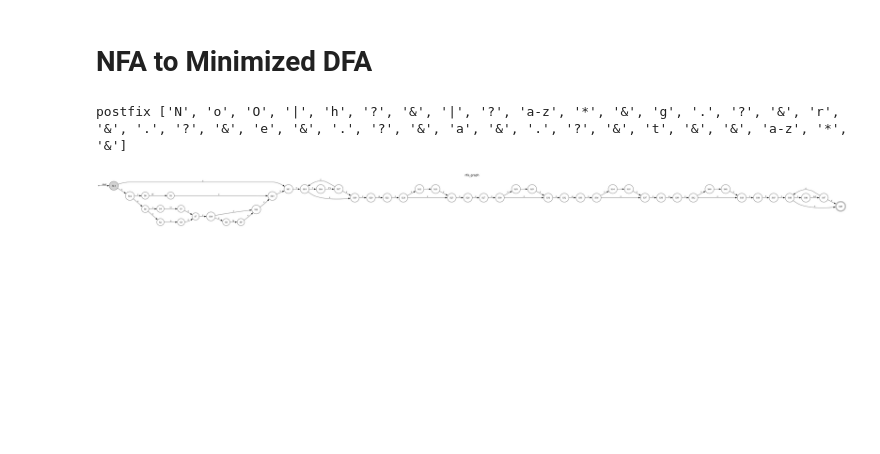
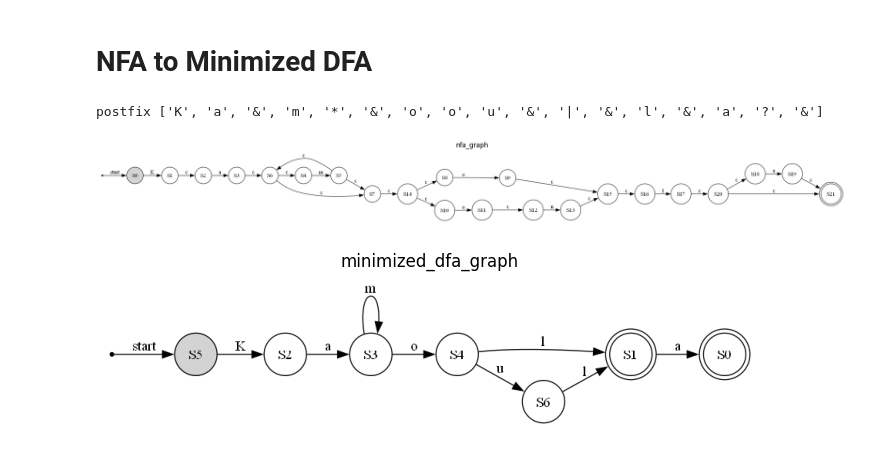
Before and after one commit to Sara-Gamal12/regex-to-NFA-DFA, a Jupyter notebook: src/nfa_dfa.ipynb, the cells around one changed output. Drawn from its saved outputs; the diff is of its cells as text; code cells hidden in the pictures; blank space fills up the shorter version.

```diff
--- a/src/nfa_dfa.ipynb
+++ b/src/nfa_dfa.ipynb
@@ -400,7 +407,6 @@ class Minimized_DFA:
     def __init__(self, nfa_json):
         nfa_json=self.adjust_json(nfa_json)
         dfa=self.nfa_to_dfa(nfa_json)
-        draw(dfa,"dfa_graph")
         minimized_dfa=self.minimize_dfa(dfa)
         minmized_clean_dfa=self.clean_dfa(minimized_dfa)
         with open("minimized_dfa.json", "w", encoding="utf-8") as file:
@@ -574,6 +584,7 @@ def main(regex):
-# %%
-regex="(N|[oO]h?)?[a-z]*(g[.]?r[.]?e[.]?a[.]?t)[a-z]*"
-main(regex)
-# %% [output]
-postfix ['N', 'o', 'O', '|', 'h', '?', '&', '|', '?', 'a-z', '*', '&', 'g', '.', '?', '&', 'r', '&', '.', '?', '&', 'e', '&', '.', '?', '&', 'a', '&', '.', '?', '&', 't', '&', '&', 'a-z', '*', '&']
-[figure, removed]
+# %%
+regex="Kam*(o|ou)la?"
+main(regex)
+# %% [output]
+postfix ['K', 'a', '&', 'm', '*', '&', 'o', 'o', 'u', '&', '|', '&', 'l', '&', 'a', '?', '&']
+[figure, added]
+[figure, added]
```
Also changed, not shown: parts of 4 cells of this notebook, 8 other files.
